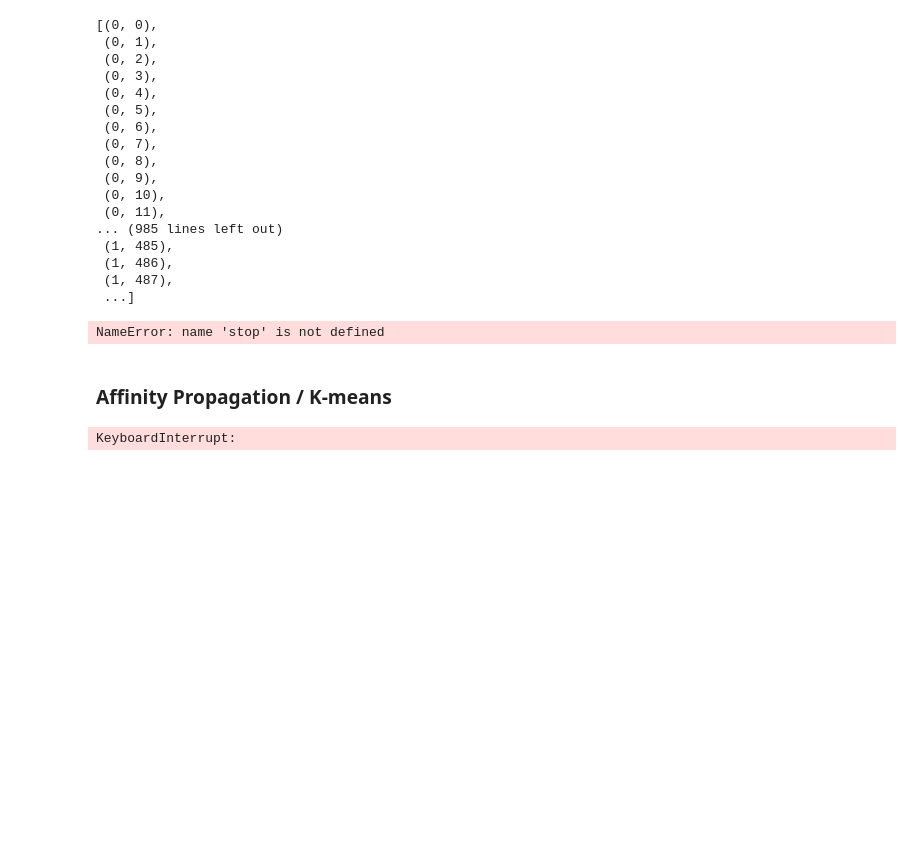
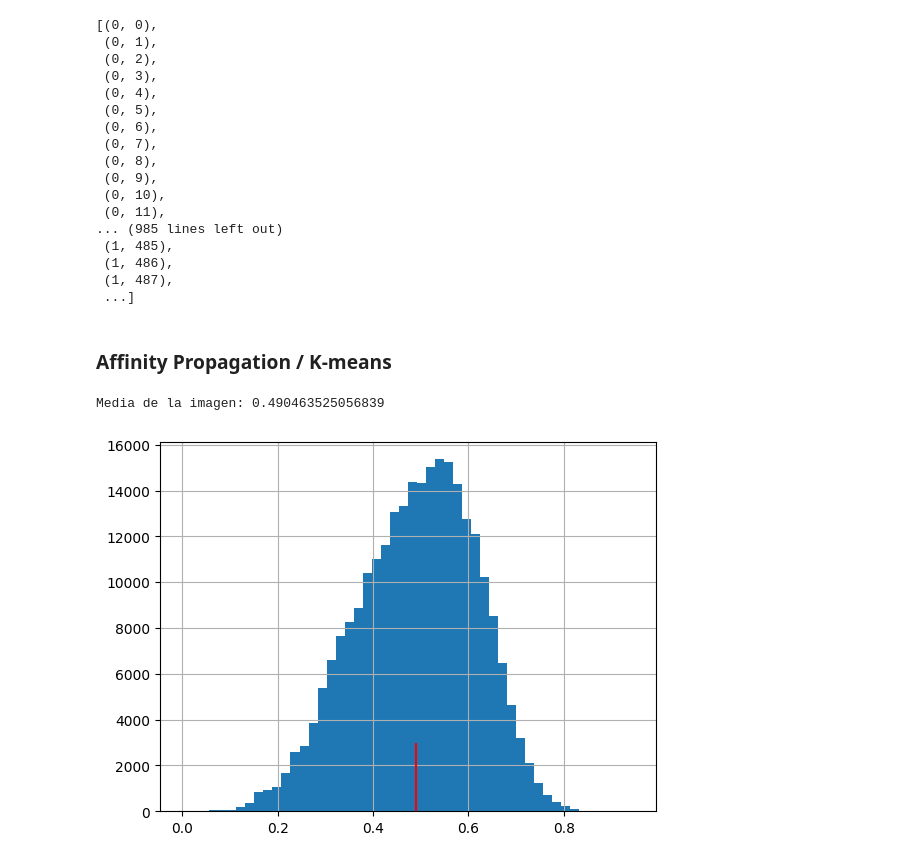
Before and after one commit to Jojo3235/tratamiento-imagense, a Jupyter notebook: Tratamiento de imagenes biomedicas/proyecto/practica.ipynb, the cells around one changed output. Drawn from its saved outputs; the diff is of its cells as text; code cells hidden in the pictures; blank space fills up the shorter version.

```diff
--- a/Tratamiento de imagenes biomedicas/proyecto/practica.ipynb
+++ b/Tratamiento de imagenes biomedicas/proyecto/practica.ipynb
@@ -146,9 +148,7 @@ data_img_clustering
  (1, 487),
  ...]
 # %%
-stop
+# stop
-# %% [output]
-NameError: name 'stop' is not defined
 # %% [markdown]
 ### Affinity Propagation / K-means
 # %%
@@ -158,13 +158,11 @@ X = data_img_clustering
 X
 X_tests = X[int(n*len(X)/16):int((n+1)*len(X)/16)]
 
-clustering = AffinityPropagation()
+# clustering = AffinityPropagation()
 
-cosas = clustering.fit(X_tests)
+# cosas = clustering.fit(X_tests)
 
 # clustering.predict()
-# %% [output]
-KeyboardInterrupt:
 # %%
 from sklearn.cluster import KMeans
 
@@ -176,0 +173,19 @@ labels = kmeans.labels_
+# %%
+# Calculamos el histograma
+import cv2
+
+hist = cv2.calcHist([min_img], [0], None, [256], [0, 256])     # [0] son los canales, None la máscara
+
+media_directa = np.mean(min_img)
+print(f"Media de la imagen: {media_directa}")
+
+
+# Otra forma de mostrar el histograma (solo visualización)
+
+plt.hist(min_img.ravel(), bins=50)
+plt.vlines(media_directa, ymin=0, ymax=3e3, color = "red")
+plt.grid(True)
+plt.show()
+# %% [output]
+Media de la imagen: 0.490463525056839
+[figure, added]
```
Also changed, not shown: parts of 12 cells of this notebook, 1 other file.
